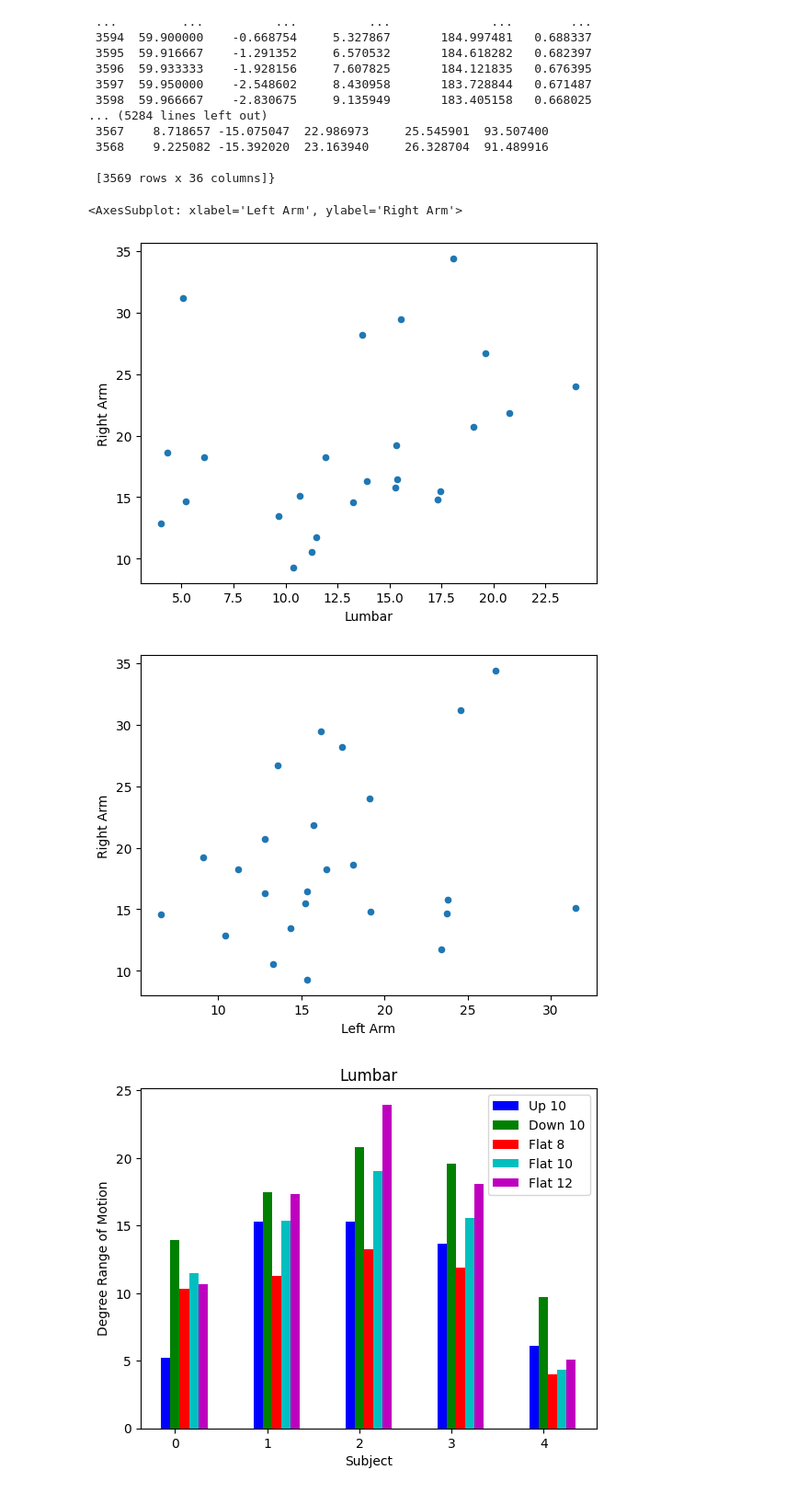
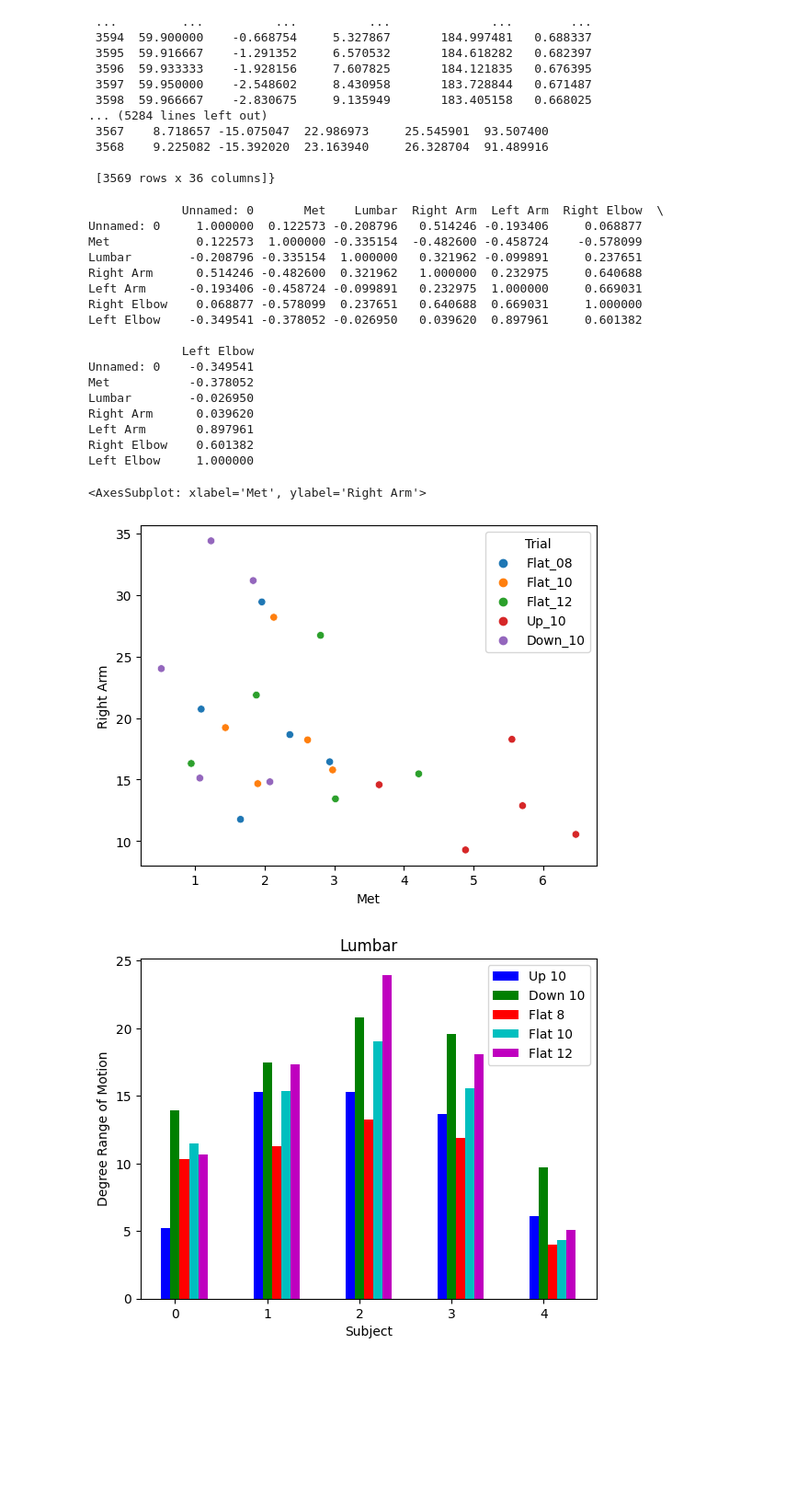
Before and after one commit to iLimitless24/WEAV-Joint-Range-Of-Motion, a Jupyter notebook: jrom.ipynb, the cells around one changed output. Shown at 92% size. Cells and saved outputs as stored; diff of their text form; code cells hidden in the pictures; blank space fills up the shorter version.

```diff
--- a/jrom.ipynb
+++ b/jrom.ipynb
@@ -195,24 +196,45 @@ mag_dict('s007')
 # %%
 # arrange mag_vals into a dataframe
 mag_df = pd.DataFrame(mag_vals)
 
+metabolics = pd.read_csv('C:/Users/rosha/OneDrive/Documents/WEAV_joint/WEAV-Joint-Range-Of-Motion/OpenSimData/Metabolics/Metabolics.csv')
+
 # create dataframe of ROM
-ROM = pd.DataFrame(columns=['Subj','Trial','Met','Lumbar','Right Arm','Left Arm','Right Elbow','Left Elbow'])
+ROM = pd.DataFrame(columns=['Lumbar','Right Arm','Left Arm','Right Elbow','Left Elbow'])
 for k in mag_df.keys():
     ks = k.split('_')
-    ROM.loc[len(ROM)] = [ks[2], ks[0]+'_'+ks[1], 'MET', mag_df[k]['Lumbar'][0], mag_df[k]['Right Arm'][0],
+    ROM.loc[len(ROM)] = [mag_df[k]['Lumbar'][0], mag_df[k]['Right Arm'][0],
                         mag_df[k]['Left Arm'][0],mag_df[k]['Right Elbow'][0], mag_df[k]['Left Elbow'][0]]
 
 len(ROM)
 
+metROM = pd.concat([metabolics, ROM], axis=1)
 
 
-ROM.plot.scatter(x='Lumbar', y='Right Arm')
-ROM.plot.scatter(x='Left Arm', y='Right Arm')
+
+print(metROM.corr())
+
+sb.scatterplot(data=metROM, x='Met', y='Right Arm', hue='Trial')
 # %% [output]
-<AxesSubplot: xlabel='Left Arm', ylabel='Right Arm'>
+             Unnamed: 0       Met    Lumbar  Right Arm  Left Arm  Right Elbow  \
+Unnamed: 0     1.000000  0.122573 -0.208796   0.514246 -0.193406     0.068877
+Met            0.122573  1.000000 -0.335154  -0.482600 -0.458724    -0.578099
+Lumbar        -0.208796 -0.335154  1.000000   0.321962 -0.099891     0.237651
+Right Arm      0.514246 -0.482600  0.321962   1.000000  0.232975     0.640688
+Left Arm      -0.193406 -0.458724 -0.099891   0.232975  1.000000     0.669031
+Right Elbow    0.068877 -0.578099  0.237651   0.640688  0.669031     1.000000
+Left Elbow    -0.349541 -0.378052 -0.026950   0.039620  0.897961     0.601382
+
+             Left Elbow
+Unnamed: 0    -0.349541
+Met           -0.378052
+Lumbar        -0.026950
+Right Arm      0.039620
+Left Arm       0.897961
+Right Elbow    0.601382
+Left Elbow     1.000000
+<AxesSubplot: xlabel='Met', ylabel='Right Arm'>
-[figure, old version]
+[figure, new version]
-[figure, removed]
 # %%
 # random list grabbed to get list of joints
 joints = list(mag_vals['flat_12_s006'].keys())
```
Also changed, not shown: parts of 1 cell of this notebook, 2 other files.
